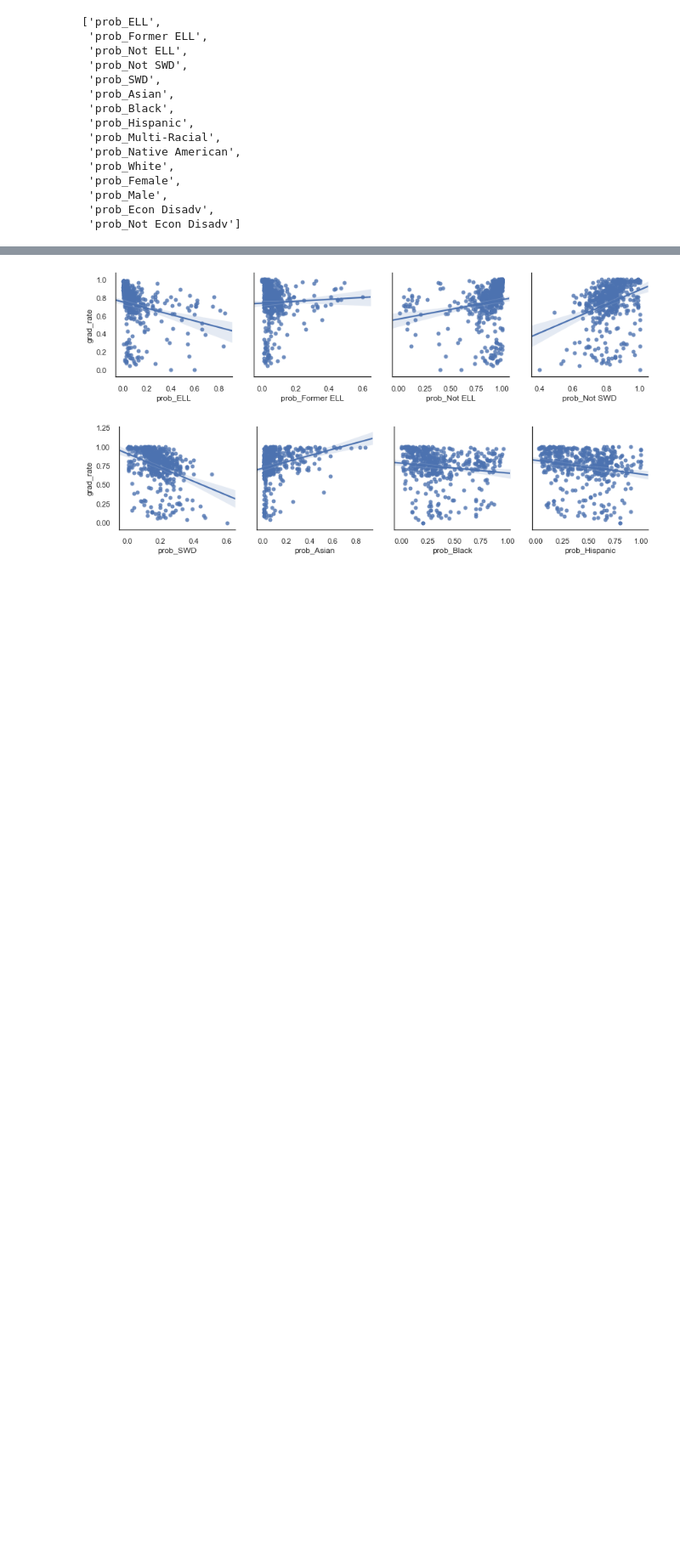
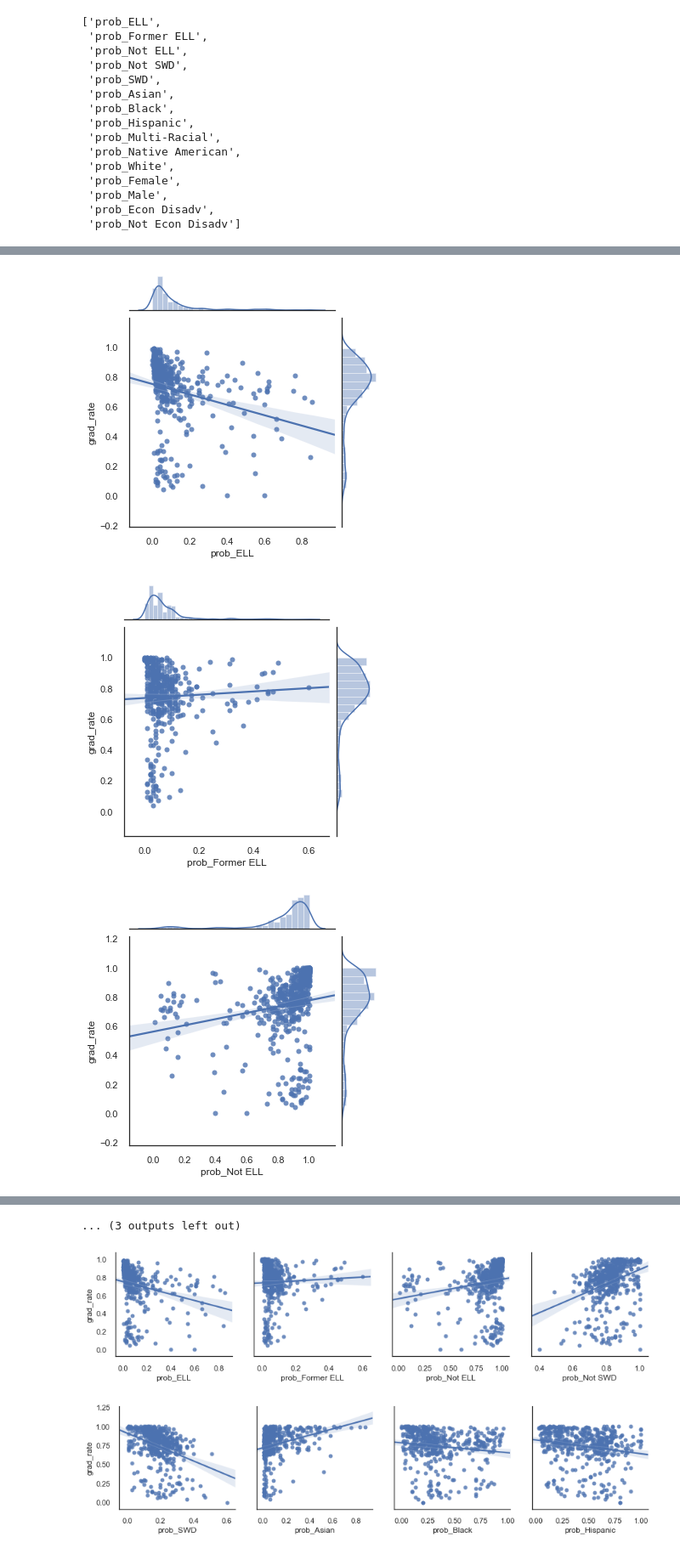
Before and after one commit to jkarma0920/FabJayProject, a Jupyter notebook: Graduation Model.ipynb, the cells around one changed output, grey strips where cells are left out. Shown at 85% size. Drawn from its saved outputs; the diff is of its cells as text; code cells hidden in the pictures; blank space fills up the shorter version.

```diff
--- a/Graduation Model.ipynb
+++ b/Graduation Model.ipynb
@@ -350,0 +380,7 @@ new_cols
+# %%
+for col in new_cols:
+    sns.jointplot(x=col, y='grad_rate', data=dataset, kind="reg",height=5)
+# %% [output]
+[figure, added]
+[figure, added]
+[figure, added]
@@ -351,3 +396,4 @@ new_cols
+... (3 outputs left out)
 # %%
 n = 4
 row_groups= [new_cols[i:i+n] for i in range(0, len(new_cols), n) ]
```
Also changed, not shown: parts of 17 cells of this notebook, 1 other file.
